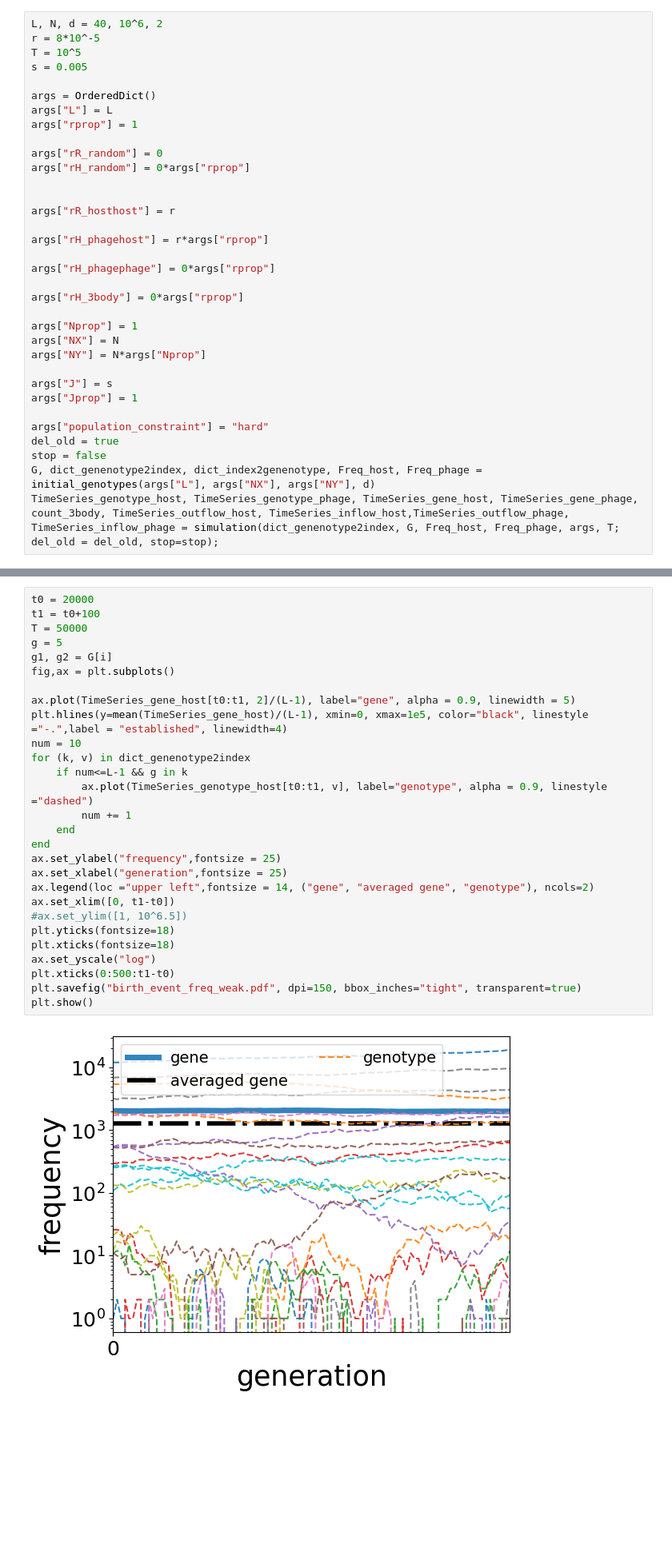
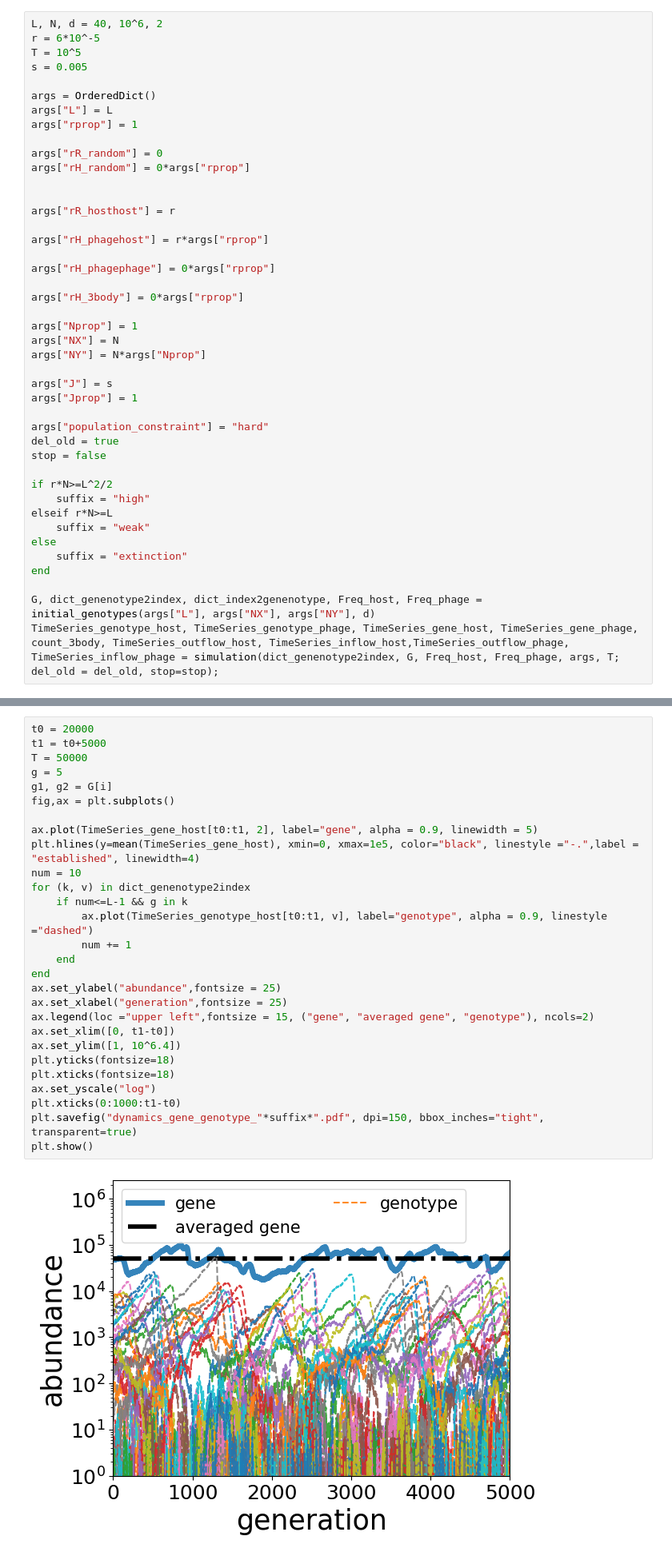
Before and after one commit to Wenping-Cui/GeneTransfer, a Jupyter notebook: ManyPairs_Simulation.ipynb, the cells around one changed output, grey strips where cells are left out. Shown at 80% size. Saved outputs shown, nothing was run; the diff lists cells and outputs as text; blank space fills up the shorter version.

Commit message:
add gene and genotype dynamics

```diff
--- a/ManyPairs_Simulation.ipynb
+++ b/ManyPairs_Simulation.ipynb
@@ -111,7 +111,7 @@ simulation (generic function with 1 method)
 # Simulation
 # %%
 L, N, d = 40, 10^6, 2
-r = 8*10^-5
+r = 6*10^-5
 T = 10^5
 s = 0.005
 
@@ -141,6 +141,15 @@ args["Jprop"] = 1
 args["population_constraint"] = "hard"
 del_old = true
 stop = false
+
+if r*N>=L^2/2
+    suffix = "high"
+elseif r*N>=L
+    suffix = "weak"
+else
+    suffix = "extinction"
+end
+
 G, dict_genenotype2index, dict_index2genenotype, Freq_host, Freq_phage = initial_genotypes(args["L"], args["NX"], args["NY"], d)
 TimeSeries_genotype_host, TimeSeries_genotype_phage, TimeSeries_gene_host, TimeSeries_gene_phage, count_3body, TimeSeries_outflow_host, TimeSeries_inflow_host,TimeSeries_outflow_phage, TimeSeries_inflow_phage = simulation(dict_genenotype2index, G, Freq_host, Freq_phage, args, T; del_old = del_old, stop=stop);
 # %% [markdown]
@@ -343,34 +345,34 @@ plt.savefig("host_est_size.pdf", dpi=150, bbox_inches="tight", transparent=true)
 # Slow genotype dynamics and fast gene dynamics
 # %%
 t0 = 20000
-t1 = t0+100
+t1 = t0+5000
 T = 50000
 g = 5
 g1, g2 = G[i]
 fig,ax = plt.subplots()
 
-ax.plot(TimeSeries_gene_host[t0:t1, 2]/(L-1), label="gene", alpha = 0.9, linewidth = 5)
-plt.hlines(y=mean(TimeSeries_gene_host)/(L-1), xmin=0, xmax=1e5, color="black", linestyle ="-.",label = "established", linewidth=4)
+ax.plot(TimeSeries_gene_host[t0:t1, 2], label="gene", alpha = 0.9, linewidth = 5)
+plt.hlines(y=mean(TimeSeries_gene_host), xmin=0, xmax=1e5, color="black", linestyle ="-.",label = "established", linewidth=4)
 num = 10
 for (k, v) in dict_genenotype2index
     if num<=L-1 && g in k
         ax.plot(TimeSeries_genotype_host[t0:t1, v], label="genotype", alpha = 0.9, linestyle ="dashed")
         num += 1
     end
 end
-ax.set_ylabel("frequency",fontsize = 25)
+ax.set_ylabel("abundance",fontsize = 25)
 ax.set_xlabel("generation",fontsize = 25)
-ax.legend(loc ="upper left",fontsize = 14, ("gene", "averaged gene", "genotype"), ncols=2)
+ax.legend(loc ="upper left",fontsize = 15, ("gene", "averaged gene", "genotype"), ncols=2)
 ax.set_xlim([0, t1-t0])
-#ax.set_ylim([1, 10^6.5])
+ax.set_ylim([1, 10^6.4])
 plt.yticks(fontsize=18)
 plt.xticks(fontsize=18)
 ax.set_yscale("log")
-plt.xticks(0:500:t1-t0)
-plt.savefig("birth_event_freq_weak.pdf", dpi=150, bbox_inches="tight", transparent=true)
+plt.xticks(0:1000:t1-t0)
+plt.savefig("dynamics_gene_genotype_"*suffix*".pdf", dpi=150, bbox_inches="tight", transparent=true)
 plt.show()
 # %% [output]
-[figure, old version]
+[figure, new version]
 # %%
 t0 = 20000
 t1 = t0+1000
```
Also changed, not shown: parts of 3 cells of this notebook.
